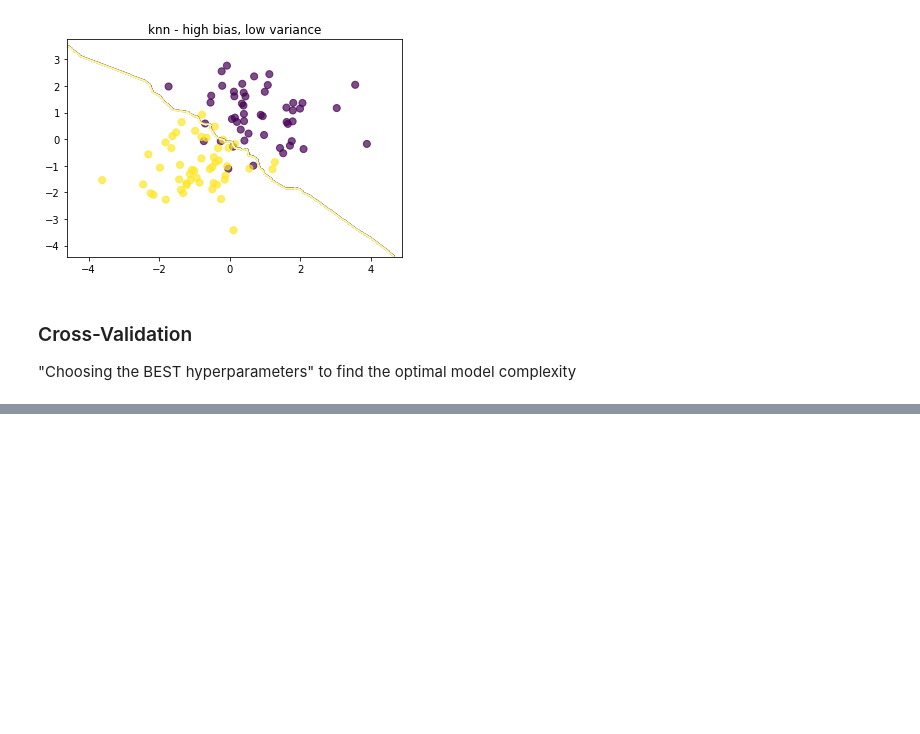
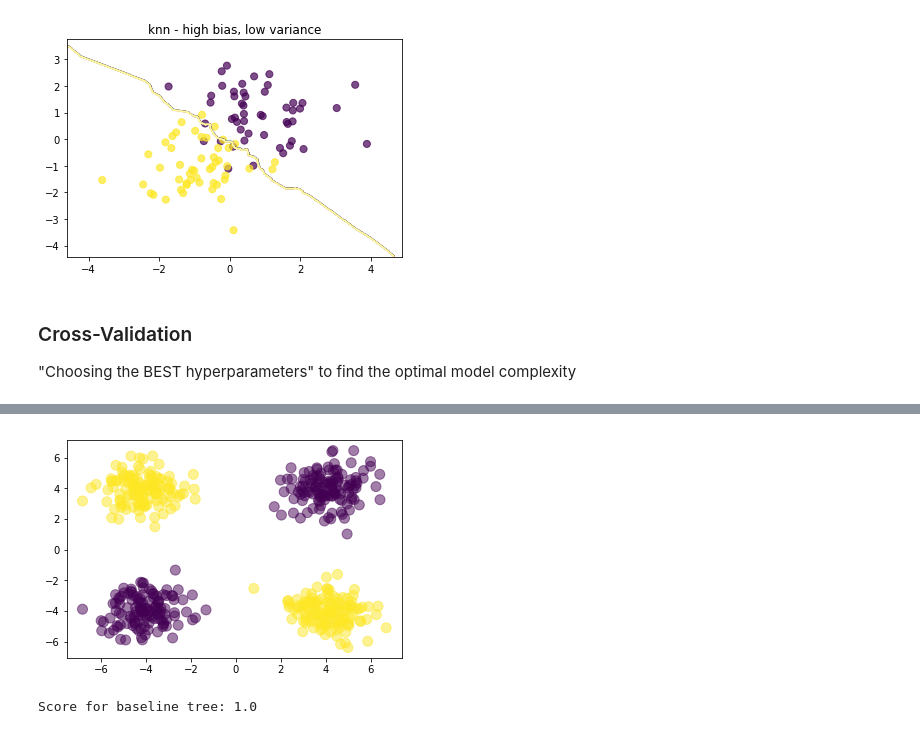
Before and after one commit to blackmarkt/ml_scratch, a Jupyter notebook: biasVariance_bagging_RF_mb040219.ipynb, the cells around one changed output, grey strips where cells are left out. Saved outputs shown, nothing was run; the diff lists cells and outputs as text; code cells hidden in the pictures; blank space fills up the shorter version.

```diff
--- a/adaBoost_ensemble_mb040219.ipynb
+++ b/biasVariance_bagging_RF_mb040219.ipynb
@@ -441,0 +436,27 @@ Averaging several models
+# %%
+np.random.seed(10)
+
+# Manufacture simulated data
+N = 500
+D = 2
+X = np.random.randn(N, D)
+# %%
+# Noisy XOR
+sep = 2
+X[:125] += np.array([sep, sep])
+X[125:250] += np.array([sep, -sep])
+X[250:375] += np.array([-sep, -sep])
+X[375:] += np.array([-sep, sep])
+
+Y = np.array([0]*125 + [1]*125 + [0]*125 + [1]*125)
+# %%
+plt.scatter(X[:,0], X[:,1], s=100, c=Y, alpha=0.5)
+plt.show()
+# %% [output]
+[figure, added]
+# %%
+model = DecisionTreeClassifier()
+model.fit(X, Y)
+print("Score for baseline tree:", model.score(X, Y))
+# %% [output]
+Score for baseline tree: 1.0
```
Also changed, not shown: parts of 39 cells of this notebook, 6 other files.
